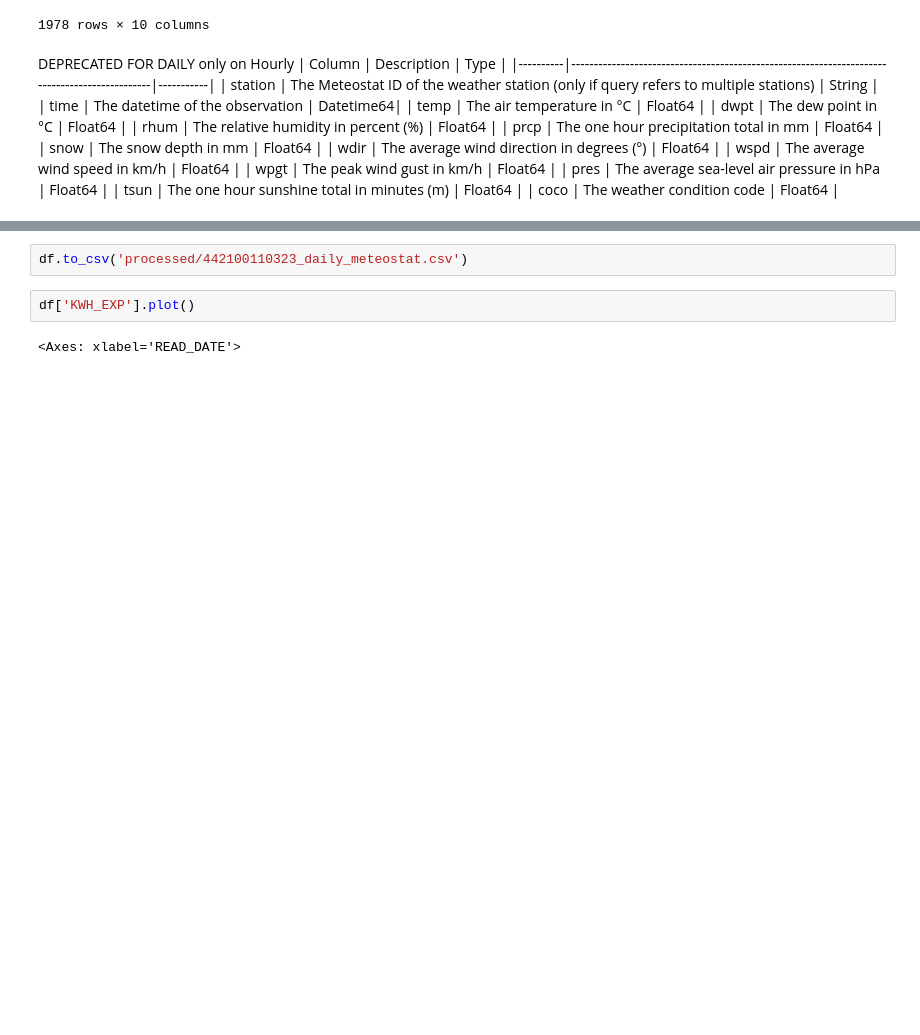
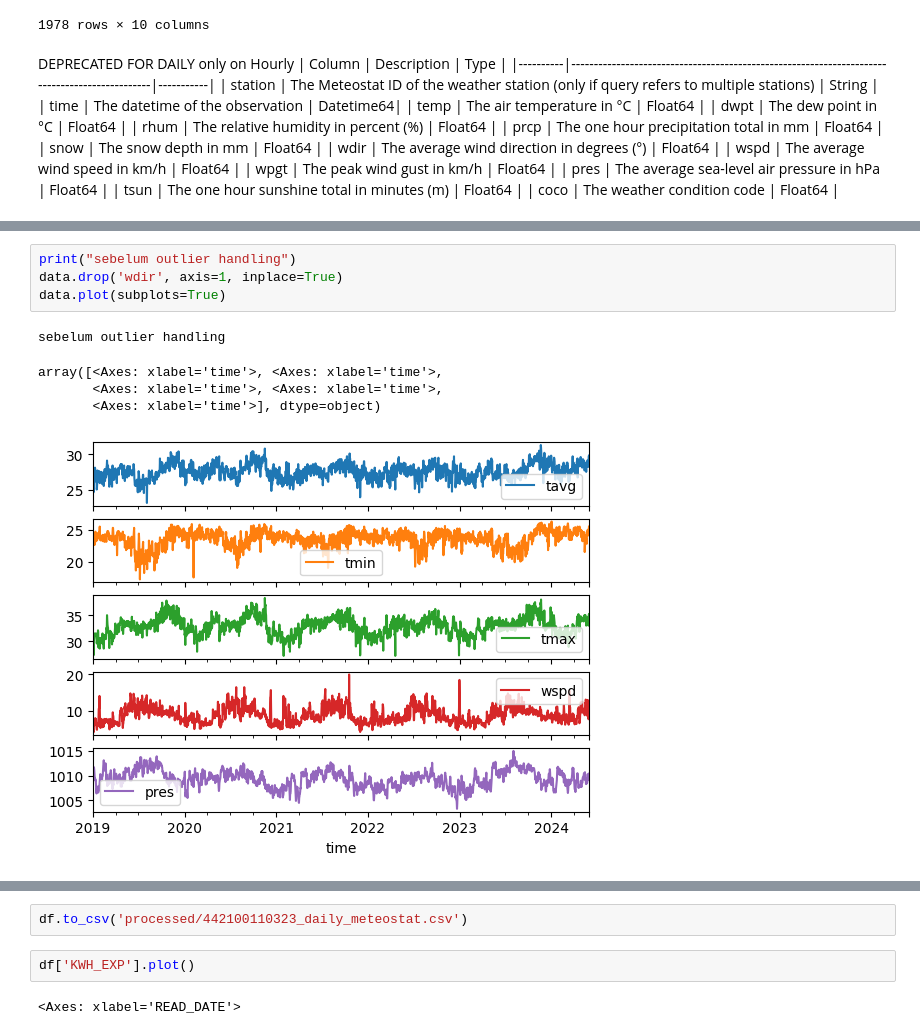
Before and after one commit to srikresna/electricity-usage-forecast, a Jupyter notebook: 6-data-preparation-for-training.ipynb, the cells around one changed output, grey strips where cells are left out. Drawn from its saved outputs; the diff is of its cells as text; blank space fills up the shorter version.

```diff
--- a/6-data-preparation-for-training.ipynb
+++ b/6-data-preparation-for-training.ipynb
@@ -114 +114,11 @@ data
 1978 rows × 6 columns
+# %%
+print("sebelum outlier handling")
+data.drop('wdir', axis=1, inplace=True)
+data.plot(subplots=True)
+# %% [output]
+sebelum outlier handling
+array([<Axes: xlabel='time'>, <Axes: xlabel='time'>,
+       <Axes: xlabel='time'>, <Axes: xlabel='time'>,
+       <Axes: xlabel='time'>], dtype=object)
+[figure, added]
```
Also changed, not shown: parts of 13 cells of this notebook, 1 other file.
